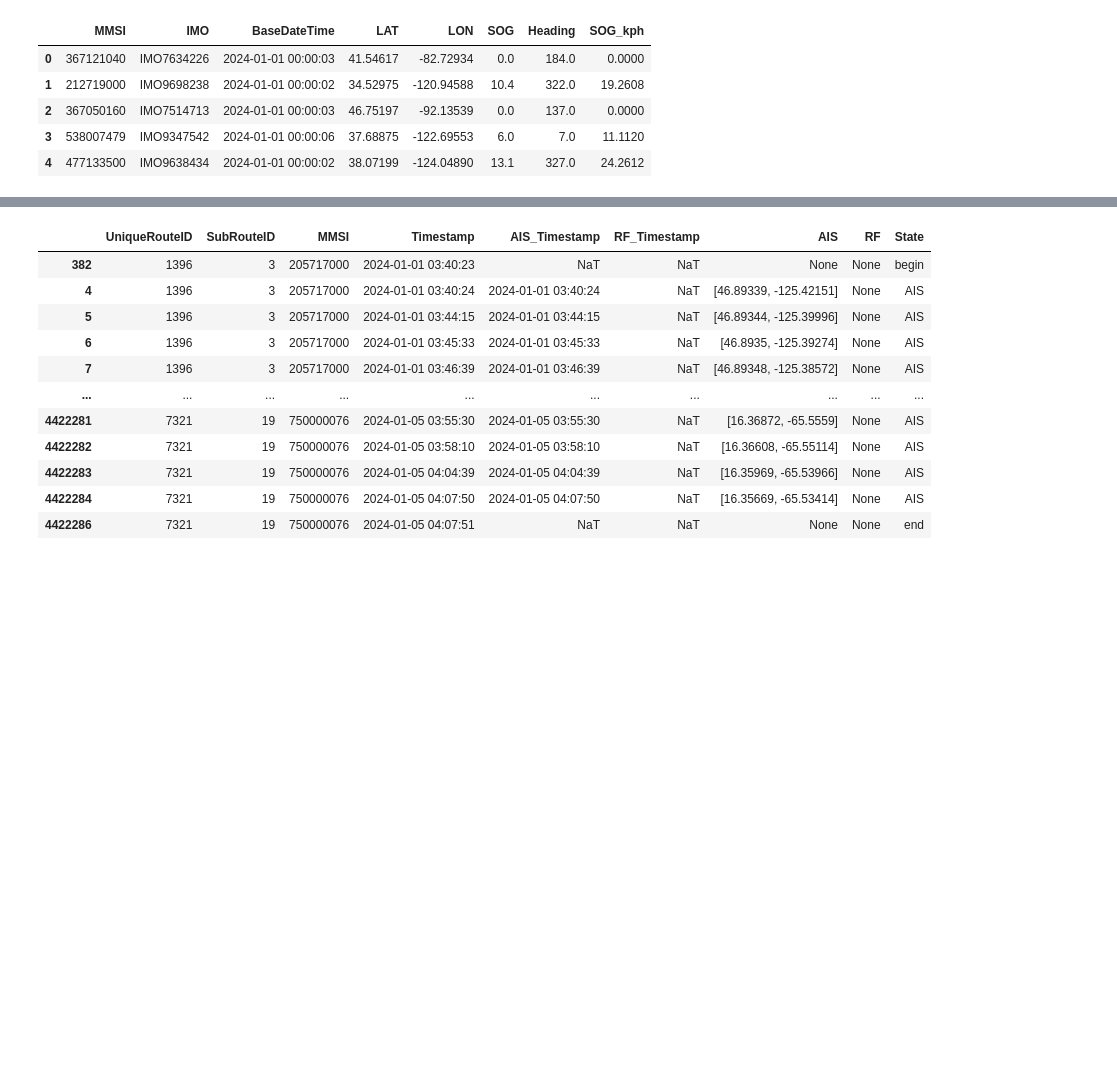
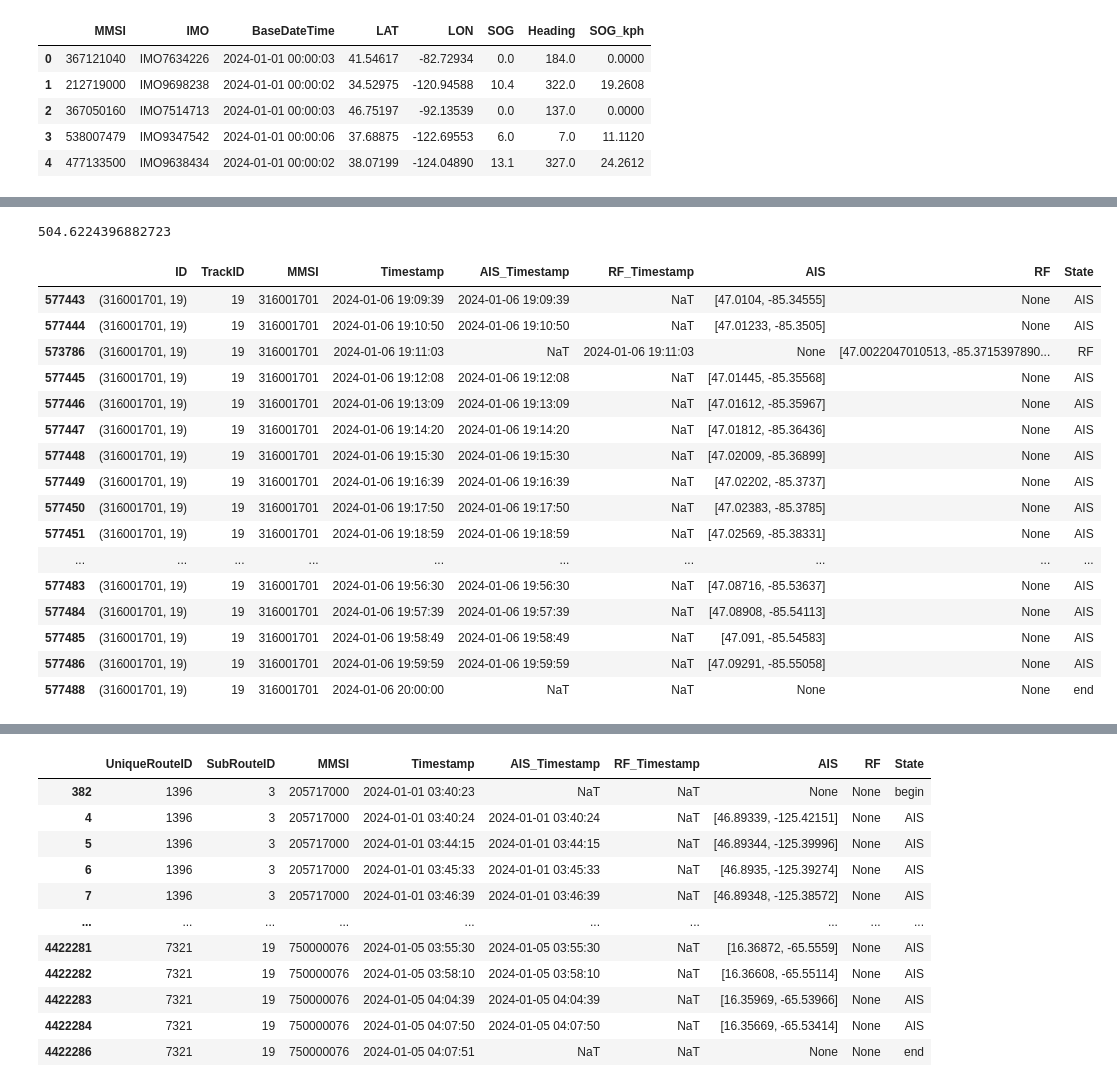
Before and after one commit to grimmmbo/AIS_RF_matching, a Jupyter notebook: notebooks/test_notebooks/test0106.ipynb, the cells around one changed output, grey strips where cells are left out. Drawn from its saved outputs; the diff is of its cells as text; code cells hidden in the pictures; blank space fills up the shorter version.

```diff
--- a/notebooks/test_notebooks/test0106.ipynb
+++ b/notebooks/test_notebooks/test0106.ipynb
@@ -256,0 +364,5 @@ df_continuous_routes.head(5)
+# %%
+indices = sampled["ID"].unique()
+df_continuous_routes.insert(0, "ID", df_continuous_routes.apply(lambda row: (row["MMSI"], row["TrackID"]), axis = 1))
+df_subset = df_continuous_routes[df_continuous_routes["ID"].isin(indices)].copy()
+df_subset.head(5)
@@ -408,7 +527,7 @@ def generate_training_data(df, time_margin = 5):
     train_data = []
     distance_differences = []
 
-    for (mmsi, route_id), AIS_seq in df.groupby(["MMSI", "RouteID"]):
+    for (id, mmsi, track_id), AIS_seq in df.groupby(["ID", "MMSI", "TrackID"]):
         AIS_seq["Matched"] = False
 
         RF_times = get_RF_times_for_AIS_seq(RF_revisit_timestamps, AIS_seq, time_margin)
@@ -442,7 +561,8 @@ def generate_training_data(df, time_margin = 5):
                 state = "RF"
 
             train_data.append({
-                "SubRouteID": route_id,
+                "ID": id,
+                "TrackID": track_id,
                 "MMSI": mmsi,
                 "Timestamp": closest_AIS_time if state == "M" else RF_datetime,
                 "AIS_Timestamp": closest_AIS_time if state == "M" else pd.NaT,
@@ -454,7 +574,8 @@ def generate_training_data(df, time_margin = 5):
 
         for i, row in AIS_seq[~AIS_seq["Matched"]].iterrows():
             train_data.append({
-                "SubRouteID": route_id,
+                "ID": id,
+                "TrackID": track_id,
                 "MMSI": mmsi,
                 "Timestamp": row["BaseDateTime"],
                 "AIS_Timestamp": row["BaseDateTime"],
@@ -469,7 +590,8 @@ def generate_training_data(df, time_margin = 5):
 
         for time, state in [(time_begin, "begin"), (time_end, "end")]:
             train_data.append({
-                "SubRouteID": route_id,
+                "ID": id,
+                "TrackID": track_id,
                 "MMSI": mmsi,
                 "Timestamp": time,
                 "AIS_Timestamp": pd.NaT,
@@ -479,8 +601,7 @@ def generate_training_data(df, time_margin = 5):
                 "State": state
             })
 
-    df_training = pd.DataFrame(train_data).sort_values(["MMSI", "SubRouteID", "Timestamp"])
-    df_training.insert(0, "UniqueRouteID", df_training.groupby(["SubRouteID", "MMSI"]).ngroup())
+    df_training = pd.DataFrame(train_data).sort_values(["ID", "Timestamp"])
     return df_training, distance_differences
 # %%
-df_train_set, list_distance_diffs = generate_training_data(df_continuous_routes)
+df_train_set, list_distance_diffs = generate_training_data(df_subset)
@@ -488,0 +648,24 @@ forward_results = pd.read_pickle("../../scripts/test_scripts/alignments_df.pkl")
+# %%
+haversine([42.97880759677565, -82.40680474084012], [47.01233, -85.3505])
+# %% [output]
+504.6224396882723
+# %%
+df_train_set[df_train_set["ID"] == (316001701, 19)][3678:]
+# %% [output]
+|  | ID | TrackID | MMSI | Timestamp | AIS_Timestamp | RF_Timestamp | AIS | RF | State |
+| 577443 | (316001701, 19) | 19 | 316001701 | 2024-01-06 19:09:39 | 2024-01-06 19:09:39 | NaT | [47.0104, -85.34555] | None | AIS |
+| 577444 | (316001701, 19) | 19 | 316001701 | 2024-01-06 19:10:50 | 2024-01-06 19:10:50 | NaT | [47.01233, -85.3505] | None | AIS |
+| 573786 | (316001701, 19) | 19 | 316001701 | 2024-01-06 19:11:03 | NaT | 2024-01-06 19:11:03 | None | [47.0022047010513, -85.3715397890... | RF |
+| 577445 | (316001701, 19) | 19 | 316001701 | 2024-01-06 19:12:08 | 2024-01-06 19:12:08 | NaT | [47.01445, -85.35568] | None | AIS |
+| 577446 | (316001701, 19) | 19 | 316001701 | 2024-01-06 19:13:09 | 2024-01-06 19:13:09 | NaT | [47.01612, -85.35967] | None | AIS |
+| 577447 | (316001701, 19) | 19 | 316001701 | 2024-01-06 19:14:20 | 2024-01-06 19:14:20 | NaT | [47.01812, -85.36436] | None | AIS |
+| 577448 | (316001701, 19) | 19 | 316001701 | 2024-01-06 19:15:30 | 2024-01-06 19:15:30 | NaT | [47.02009, -85.36899] | None | AIS |
+| 577449 | (316001701, 19) | 19 | 316001701 | 2024-01-06 19:16:39 | 2024-01-06 19:16:39 | NaT | [47.02202, -85.3737] | None | AIS |
+| 577450 | (316001701, 19) | 19 | 316001701 | 2024-01-06 19:17:50 | 2024-01-06 19:17:50 | NaT | [47.02383, -85.3785] | None | AIS |
+| 577451 | (316001701, 19) | 19 | 316001701 | 2024-01-06 19:18:59 | 2024-01-06 19:18:59 | NaT | [47.02569, -85.38331] | None | AIS |
+| ... | ... | ... | ... | ... | ... | ... | ... | ... | ... |
+| 577483 | (316001701, 19) | 19 | 316001701 | 2024-01-06 19:56:30 | 2024-01-06 19:56:30 | NaT | [47.08716, -85.53637] | None | AIS |
+| 577484 | (316001701, 19) | 19 | 316001701 | 2024-01-06 19:57:39 | 2024-01-06 19:57:39 | NaT | [47.08908, -85.54113] | None | AIS |
+| 577485 | (316001701, 19) | 19 | 316001701 | 2024-01-06 19:58:49 | 2024-01-06 19:58:49 | NaT | [47.091, -85.54583] | None | AIS |
+| 577486 | (316001701, 19) | 19 | 316001701 | 2024-01-06 19:59:59 | 2024-01-06 19:59:59 | NaT | [47.09291, -85.55058] | None | AIS |
+| 577488 | (316001701, 19) | 19 | 316001701 | 2024-01-06 20:00:00 | NaT | NaT | None | None | end |
```
Also changed, not shown: parts of 38 cells of this notebook, 11 other files.
